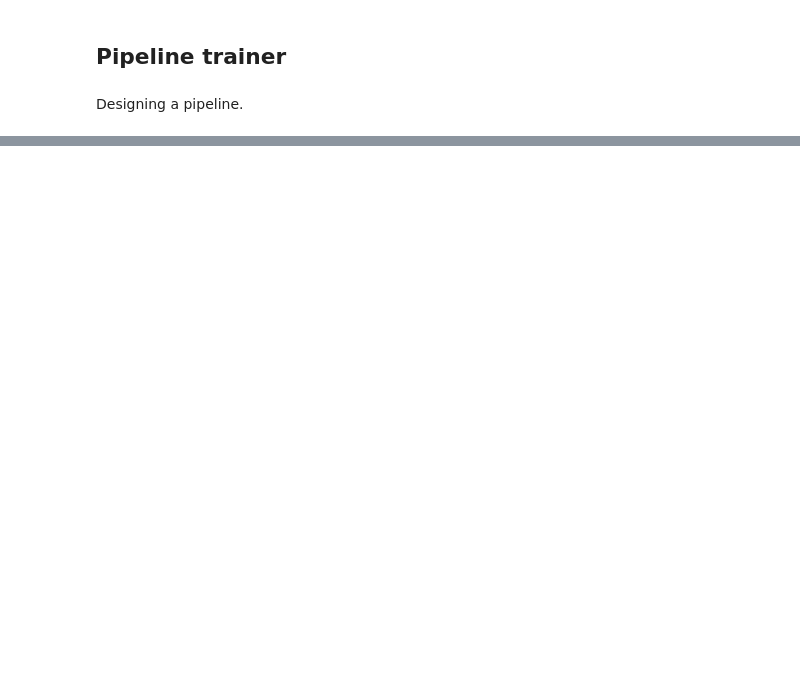
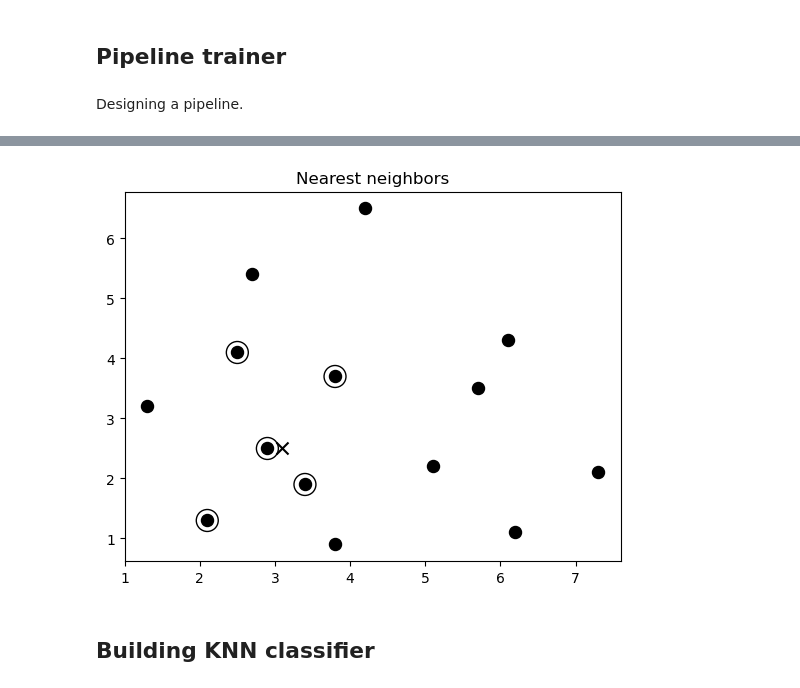
Before and after one commit to Amithmg6/project_recommand, a Jupyter notebook: aiwpy_chap5/pipeline_trainer_nb.ipynb, the cells around one changed output, grey strips where cells are left out. Drawn from its saved outputs; the diff is of its cells as text; code cells hidden in the pictures; blank space fills up the shorter version.

```diff
--- a/aiwpy_chap5/pipeline_trainer_nb.ipynb
+++ b/aiwpy_chap5/pipeline_trainer_nb.ipynb
@@ -57,0 +130,6 @@ print("\nIndices of selected features:", ', '.join([str(x) for x in selected]))
+# %%
+# Number of nearest neighbors
+k = 5
+# %%
+# Test datapoint
+test_datapoint = [3.1, 2.5]
@@ -57,0 +144,4 @@ print("\nIndices of selected features:", ', '.join([str(x) for x in selected]))
+# %%
+# Build K Nearest Neighbors model
+knn_model = NearestNeighbors(n_neighbors=k, algorithm='ball_tree').fit(X)
+distances, indices = knn_model.kneighbors([test_datapoint])
@@ -57,0 +160,15 @@ print("\nIndices of selected features:", ', '.join([str(x) for x in selected]))
+# %%
+# Visualize the nearest neighbors along with the test datapoint
+plt.figure()
+plt.title('Nearest neighbors')
+plt.scatter(X[:, 0], X[:, 1], marker='o', s=75, color='k')
+plt.scatter(X[indices][0][:][:, 0], X[indices][0][:][:, 1],
+        marker='o', s=250, color='k', facecolors='none')
+plt.scatter(test_datapoint[0], test_datapoint[1],
+        marker='x', s=75, color='k')
+
+plt.show()
+# %% [output]
+[figure, added]
+# %% [markdown]
+## Building KNN classifier
```
Also changed, not shown: parts of 15 cells of this notebook.
